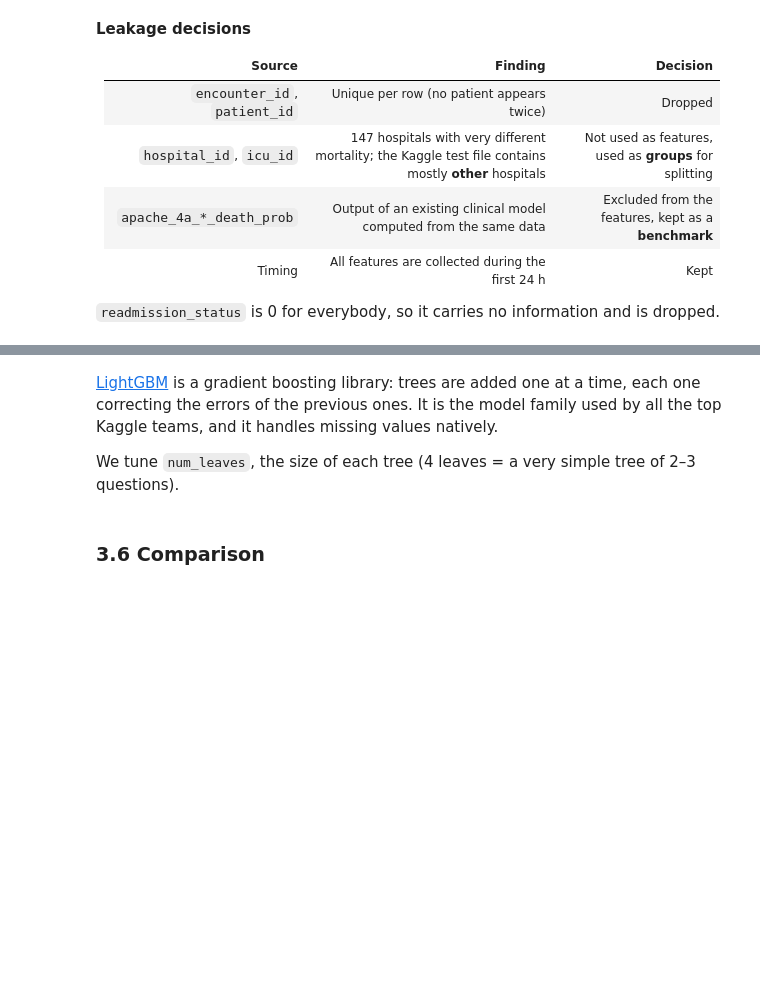
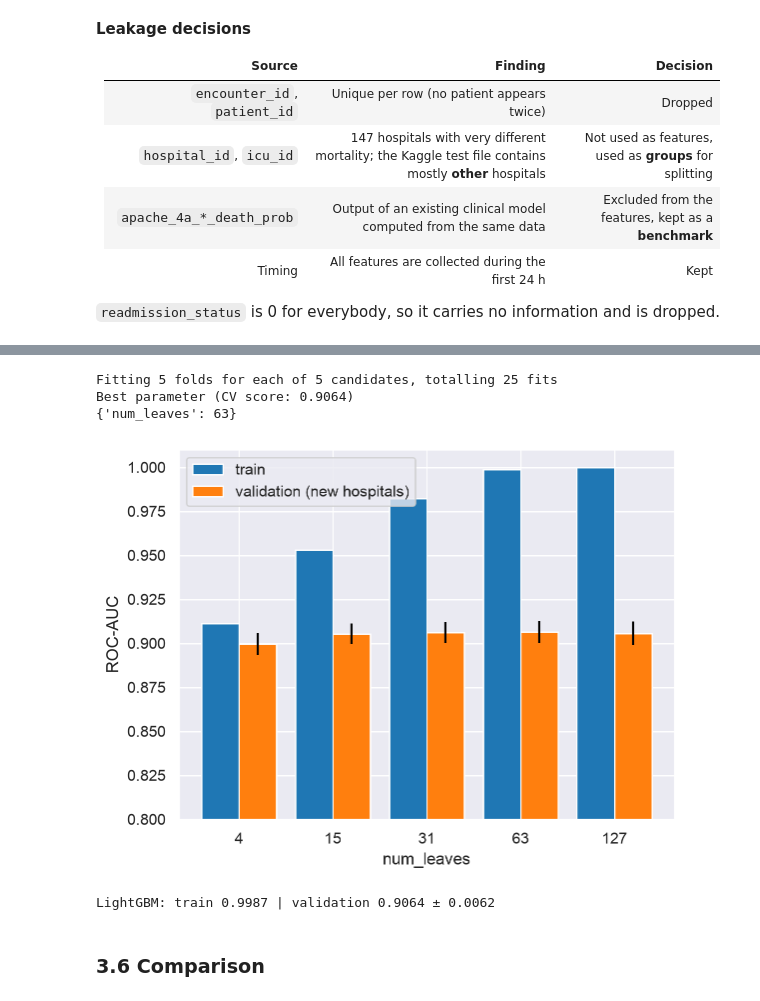
Before and after one commit to marina-yamaguti/wids2020-icu-mortality, a Jupyter notebook: newproject.ipynb, the cells around one changed output, grey strips where cells are left out. Cells and saved outputs as stored; diff of their text form; code cells hidden in the pictures; blank space fills up the shorter version.

```diff
--- a/newproject.ipynb
+++ b/newproject.ipynb
@@ -675,30 +802,55 @@ evaluate("Random forest", rf_model)
-# %% [markdown]
-[LightGBM](https://lightgbm.readthedocs.io/en/stable/pythonapi/lightgbm.LGBMClassifier.html) is a gradient boosting library: trees are added one at a time, each one correcting the errors of the previous ones. It is the model family used by all the top Kaggle teams, and it handles missing values natively.
-
-We tune `num_leaves`, the size of each tree (4 leaves = a very simple tree of 2–3 questions).
 # %%
 # 2. Instantiation
 model = lgb.LGBMClassifier(
     n_estimators=500,
     learning_rate=0.03,
     colsample_bytree=0.5,  # Each tree sees half of the features
     subsample=0.8,  # Each tree sees 80% of the patients
     subsample_freq=1,
     random_state=RANDOM_STATE,
     verbose=-1,
 )
 
-param_grid = {"num_leaves": [4, 15, 31, 63]}
+param_grid = {"num_leaves": [4, 15, 31, 63, 127]}
 
 search = model_selection.GridSearchCV(
     model,
     param_grid,
     scoring=SCORING,
     cv=cv,
     return_train_score=True,
     verbose=1,
 )
 search.fit(train_xs, train_ys, groups=train_groups)
 
 print(f"Best parameter (CV score: {search.best_score_:.4f})")
 print(search.best_params_)
+
+labels = [str(v) for v in param_grid["num_leaves"]]
+x = np.arange(len(labels))
+
+plt.bar(
+    x - 0.2, search.cv_results_["mean_train_score"], width=0.4, label="train"
+)
+plt.bar(
+    x + 0.2,
+    search.cv_results_["mean_test_score"],
+    width=0.4,
+    yerr=search.cv_results_["std_test_score"],
+    label="validation (new hospitals)",
+)
+plt.xticks(x, labels)
+plt.ylim(0.8, 1.01)
+plt.xlabel("num_leaves")
+plt.ylabel("ROC-AUC")
+plt.legend()
+plt.show()
+
+lgbm_model = search.best_estimator_
+evaluate("LightGBM", lgbm_model)
+# %% [output]
+Fitting 5 folds for each of 5 candidates, totalling 25 fits
+Best parameter (CV score: 0.9064)
+{'num_leaves': 63}
+[figure, added]
+LightGBM: train 0.9987 | validation 0.9064 ± 0.0062
```
Also changed, not shown: parts of 130 cells of this notebook, 6 other files.
